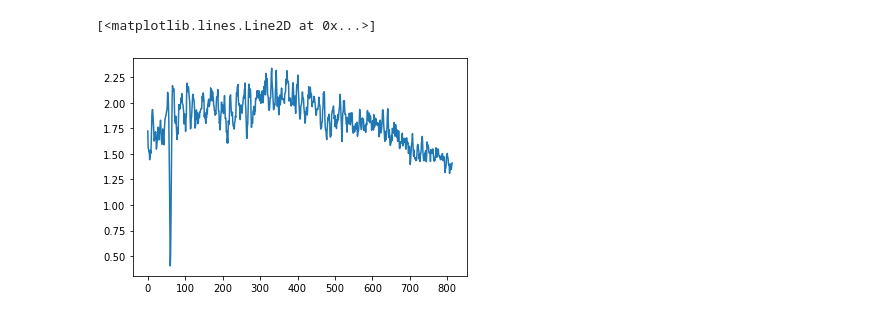
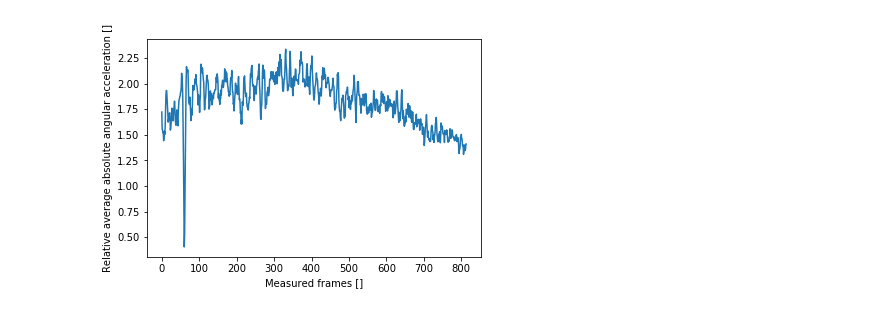
Before and after one commit to yossato/virtualGimbal, a Jupyter notebook: post_processing_software/jupyter/syncronize.ipynb, the cells around one changed output. Saved outputs shown, nothing was run; the diff lists cells and outputs as text; code cells hidden in the pictures.

```diff
--- a/post_processing_software/jupyter/syncronize.ipynb
+++ b/post_processing_software/jupyter/syncronize.ipynb
@@ -25,9 +25,16 @@ def openCSV(path):
     d = [row[legends.index('d')] for row in data]
     ratio = [row[legends.index('ratio')] for row in data]
     return d,ratio
+# %%
+def plotR4a(d,ratio,xlim=None):
+    plt.xlabel("Measured frames []")
+    plt.ylabel("Relative average absolute angular acceleration []")
+    if xlim is not None:
+        plt.xlim(xlim)
+    plt.plot(d,ratio)
 # %%
 d,ratio = openCSV('../build/aaaa_ratio.csv')
-plt.plot(d,ratio)
+
+plotR4a(d,ratio)
 # %% [output]
-[<matplotlib.lines.Line2D at 0x...>]
-[figure, old version]
+[figure, new version]
```
Also changed, not shown: parts of 1 cell of this notebook, 1 other file.
